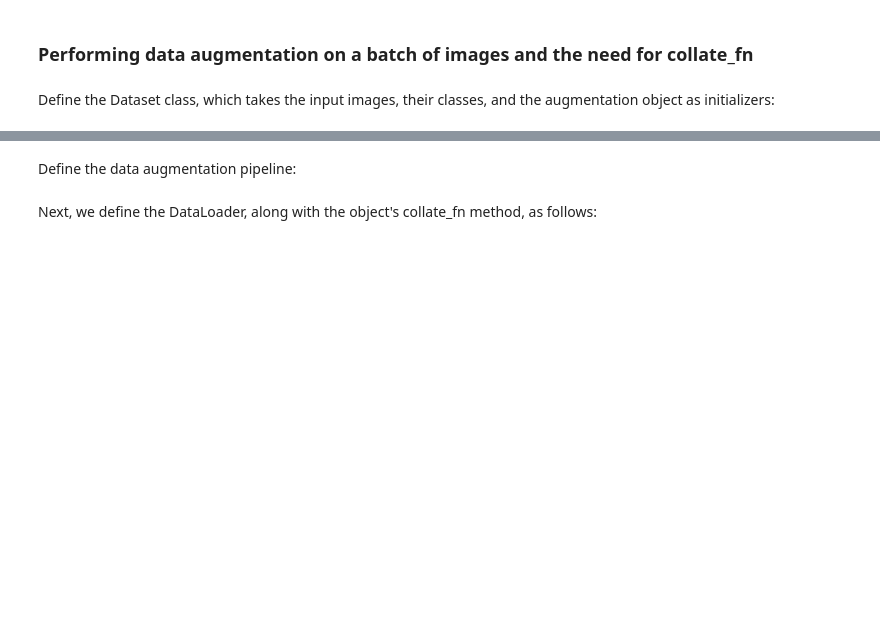
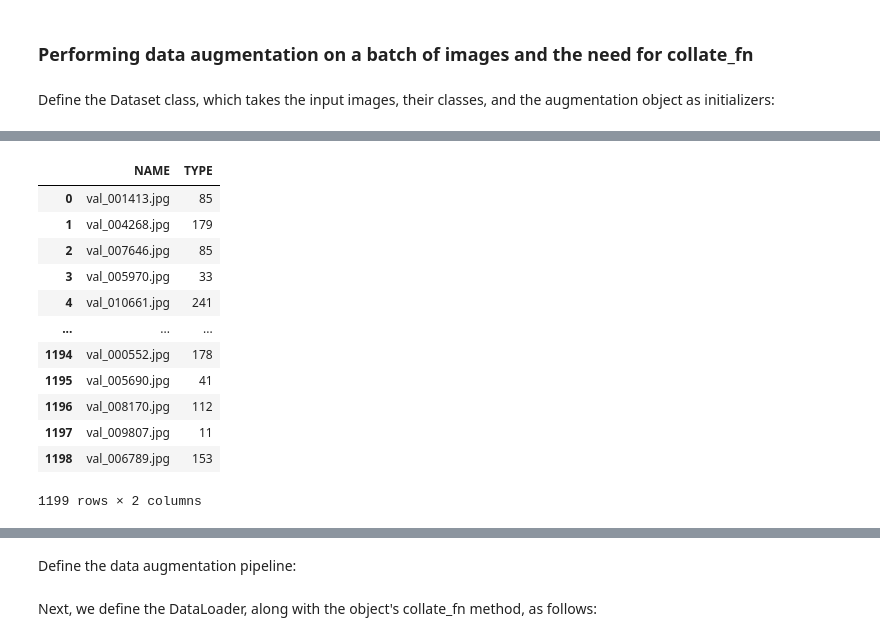
Before and after one commit to MarioAvolio/FoodX-251-Classification, a Jupyter notebook: FoodX_251_Classification.ipynb, the cells around one changed output, grey strips where cells are left out. Cells and saved outputs as stored; diff of their text form; code cells hidden in the pictures; blank space fills up the shorter version.

```diff
--- a/FoodX_251_Classification.ipynb
+++ b/FoodX_251_Classification.ipynb
@@ -62,0 +97,16 @@ class FoodDataset(Dataset):
+# %%
+val_info
+# %% [output]
+|  | NAME | TYPE |
+| 0 | val_001413.jpg | 85 |
+| 1 | val_004268.jpg | 179 |
+| 2 | val_007646.jpg | 85 |
+| 3 | val_005970.jpg | 33 |
+| 4 | val_010661.jpg | 241 |
+| ... | ... | ... |
+| 1194 | val_000552.jpg | 178 |
+| 1195 | val_005690.jpg | 41 |
+| 1196 | val_008170.jpg | 112 |
+| 1197 | val_009807.jpg | 11 |
+| 1198 | val_006789.jpg | 153 |
+1199 rows × 2 columns
```
Also changed, not shown: parts of 33 cells of this notebook.
